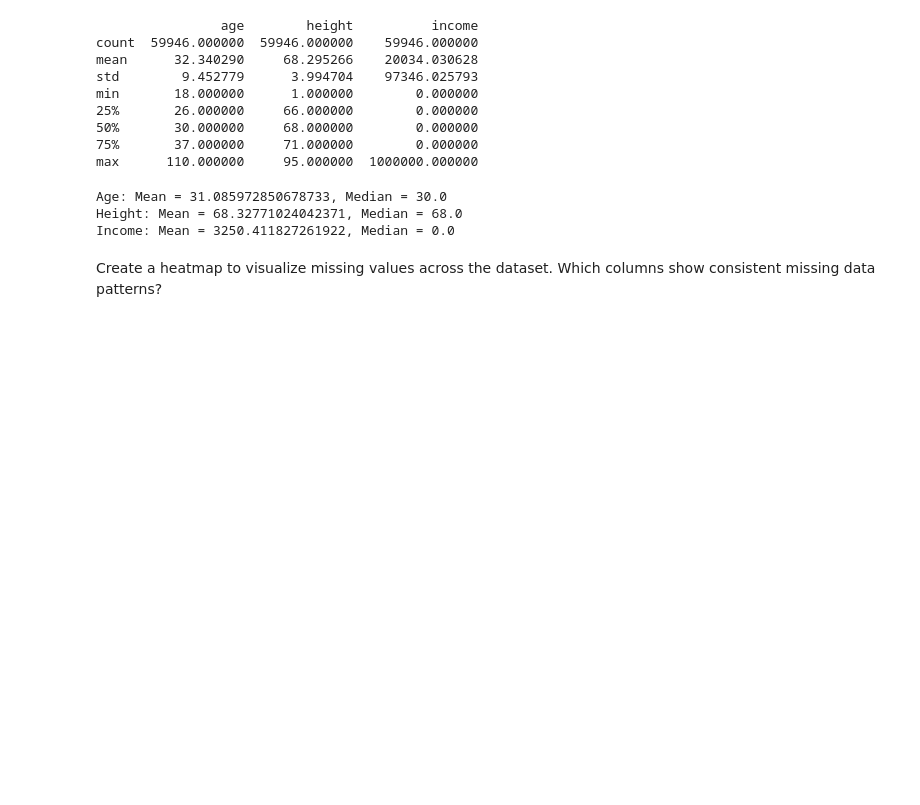
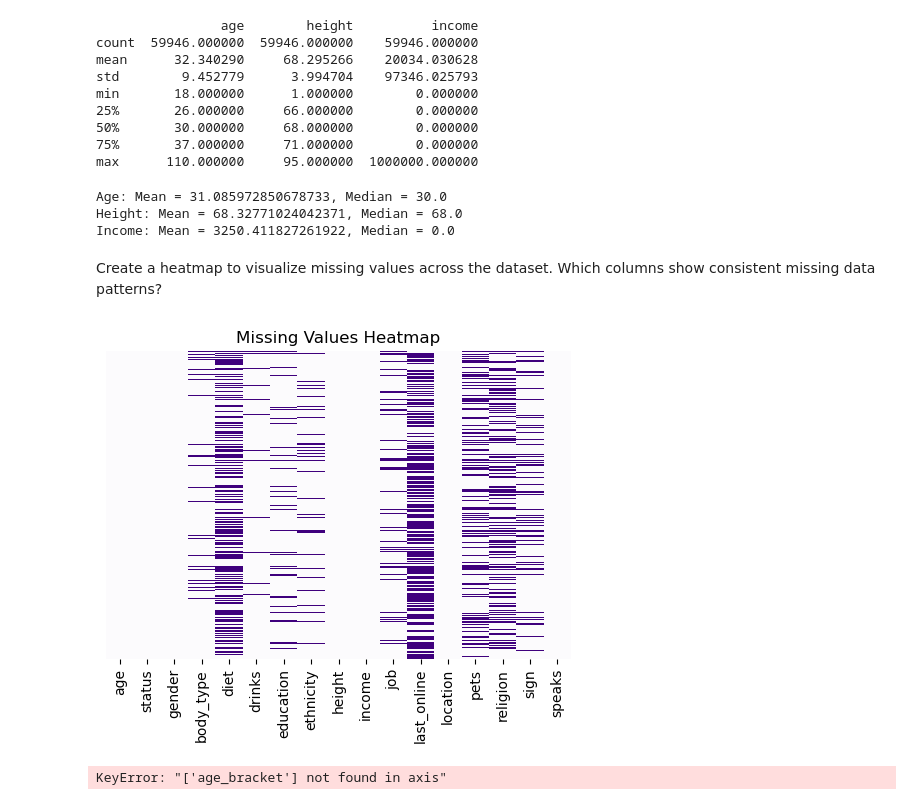
Before and after one commit to ra1croft/Data-Analysis---NextLP, a Jupyter notebook: Next_Leap/Analysing Bumble Profiles.ipynb, the cells around one changed output. Cells and saved outputs as stored; diff of their text form; code cells hidden in the pictures; blank space fills up the shorter version.

```diff
--- a/Next_Leap/Analysing Bumble Profiles.ipynb
+++ b/Next_Leap/Analysing Bumble Profiles.ipynb
@@ -256,13 +262,20 @@ Create a heatmap to visualize missing values across the dataset. Which columns s
 # %%
 # Generate a boolean mask where True represents missing values
 missing_data = main_data.isnull()
 
-# Create a heatmap to visualize missing values
-plt.figure(figsize=(8, 6))  # Set the figure size
-sns.heatmap(missing_data, cbar=False, cmap='viridis', yticklabels=False, xticklabels=True)
+# Create a heatmap to visualize missing values, where True (missing data) is purple
+plt.figure(figsize=(6, 4))  # Set the figure size
+sns.heatmap(missing_data, cbar=False, cmap='Purples', yticklabels=False, xticklabels=True)
 
 # Add title
 plt.title('Missing Values Heatmap')
 
 # Show the plot
 plt.show()
+# %% [output]
+[figure, added]
+# %%
+#dropping a column which was created earlier
+main_data = main_data.drop(columns=['age_bracket'],inplace=True)
+# %% [output]
+KeyError: "['age_bracket'] not found in axis"
```
Also changed, not shown: parts of 17 cells of this notebook.
